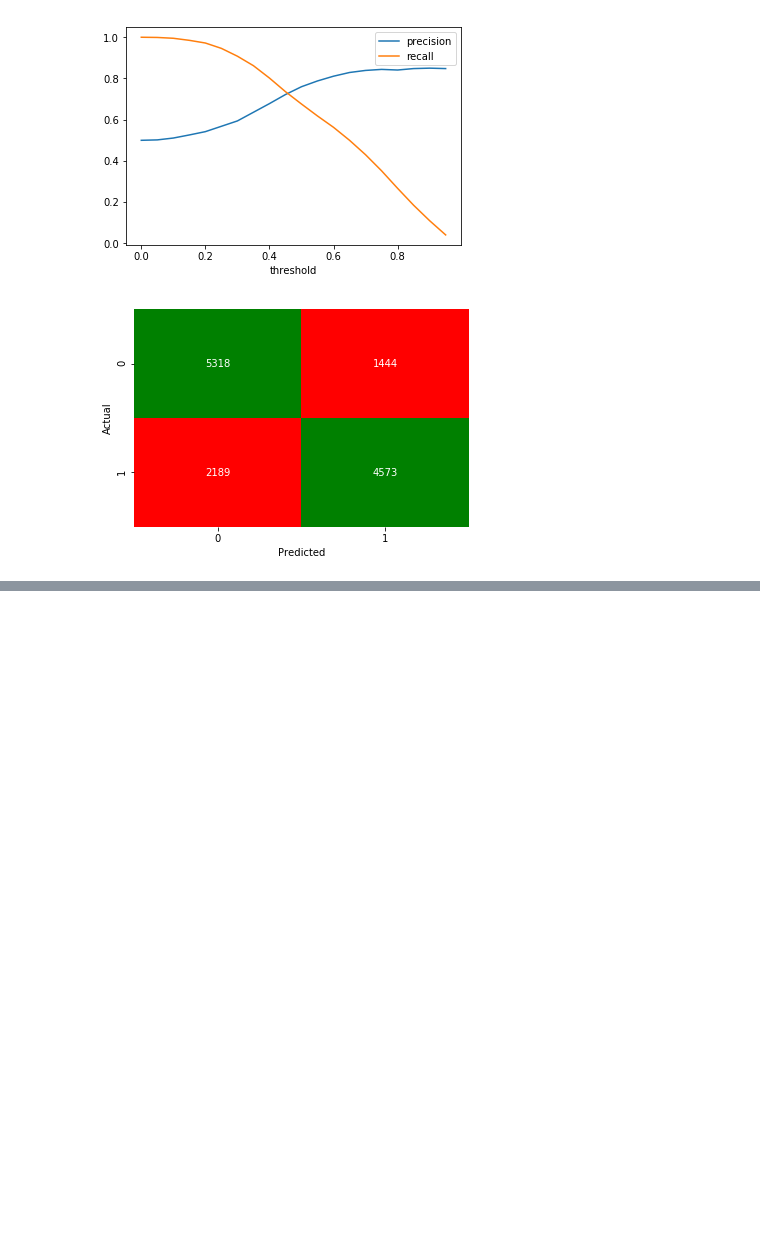
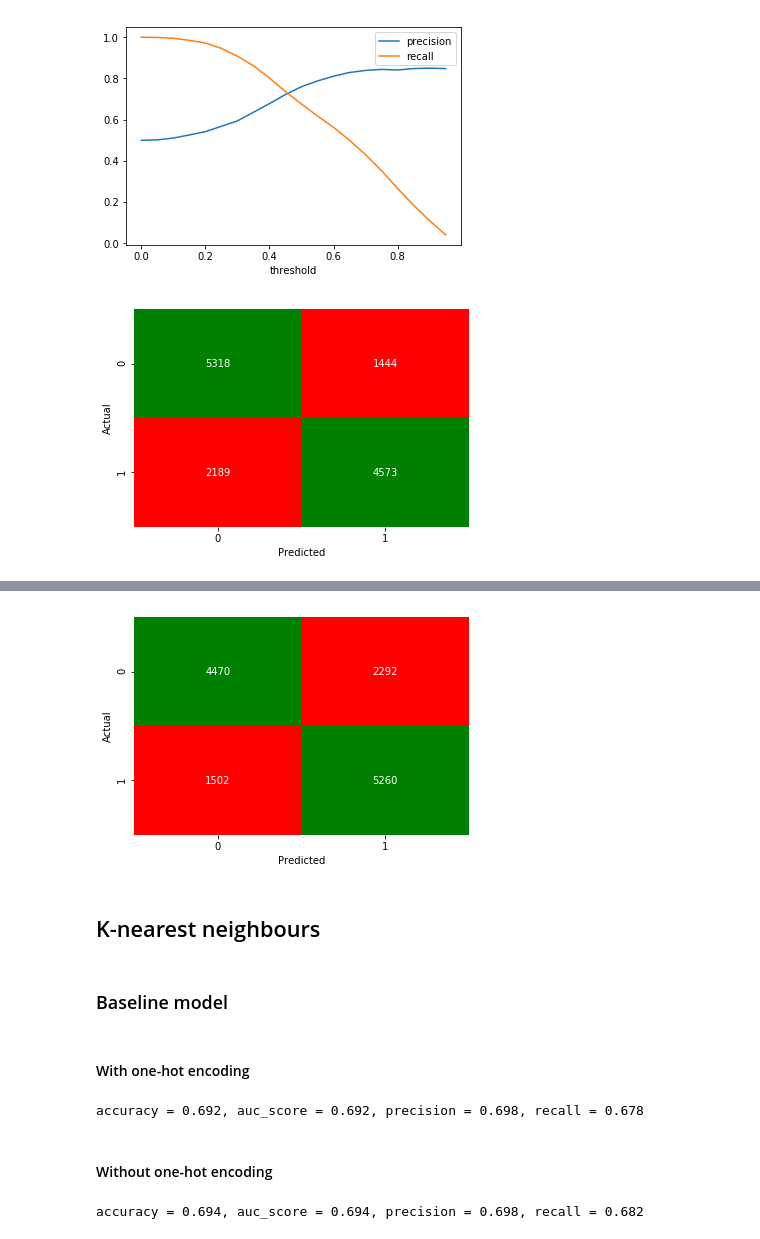
Before and after one commit to jackbustertann/cardiovascular_disease_detection, a Jupyter notebook: index.ipynb, the cells around one changed output, grey strips where cells are left out. Saved outputs shown, nothing was run; the diff lists cells and outputs as text; code cells hidden in the pictures; blank space fills up the shorter version.

```diff
--- a/index.ipynb
+++ b/index.ipynb
@@ -230,13 +236,14 @@ pd.DataFrame(sub_groups, columns = ['Group', 'Disease proportion']).sort_values(
 # %%
 from sklearn.preprocessing import StandardScaler
 
-def pre_processing_pipeline(df, multi_class_columns, numerical_columns):
-    for column in multi_class_columns:
-        df[column] = df[column].astype('category')
-    df_with_dummies = pd.get_dummies(df, drop_first = True)
+def pre_processing_pipeline(df, multi_class_columns, numerical_columns, with_one_hot = True):
+    if with_one_hot == True:
+        for column in multi_class_columns:
+            df[column] = df[column].astype('category')
+        df = pd.get_dummies(df, drop_first = True)
 
-    numerical_df = df_with_dummies[numerical_columns]
-    categorical_df = df_with_dummies.drop(columns = numerical_columns)
+    numerical_df = df[numerical_columns]
+    categorical_df = df.drop(columns = numerical_columns)
 
     scaler = StandardScaler()
     scaled_df = pd.DataFrame(scaler.fit_transform(numerical_df), columns = numerical_df.columns, index = numerical_df.index)
@@ -313,0 +340,15 @@ sns.heatmap(confusion_matrix, annot=True, cmap = ['red', 'green'], cbar = False,
+# %%
+y_proba = base_lr_model.predict_proba(X_test_with_onehot)[:,1]
+y_test_hat_new = np.array(pd.Series(y_proba).map(lambda x: 1 if x > 0.42 else 0))
+
+confusion_matrix = pd.crosstab(pd.Series(y_test), pd.Series(y_test_hat_new), rownames=['Actual'], colnames=['Predicted'])
+
+sns.heatmap(confusion_matrix, annot=True, cmap = ['red', 'green'], cbar = False, fmt = 'g');
+# %% [output]
+[figure, added]
+# %% [markdown]
+## K-nearest neighbours
+# %% [markdown]
+### Baseline model
+# %% [markdown]
+#### With one-hot encoding
@@ -313,0 +362,6 @@ sns.heatmap(confusion_matrix, annot=True, cmap = ['red', 'green'], cbar = False,
+# %%
+classification_metrics(y_test, y_test_hat)
+# %% [output]
+accuracy = 0.692, auc_score = 0.692, precision = 0.698, recall = 0.678
+# %% [markdown]
+#### Without one-hot encoding
@@ -313,0 +371,5 @@ sns.heatmap(confusion_matrix, annot=True, cmap = ['red', 'green'], cbar = False,
+# %%
+classification_metrics(y_test, y_test_hat)
+# one-hot encoding hampers performance
+# %% [output]
+accuracy = 0.694, auc_score = 0.694, precision = 0.698, recall = 0.682
```
Also changed, not shown: parts of 18 cells of this notebook.
